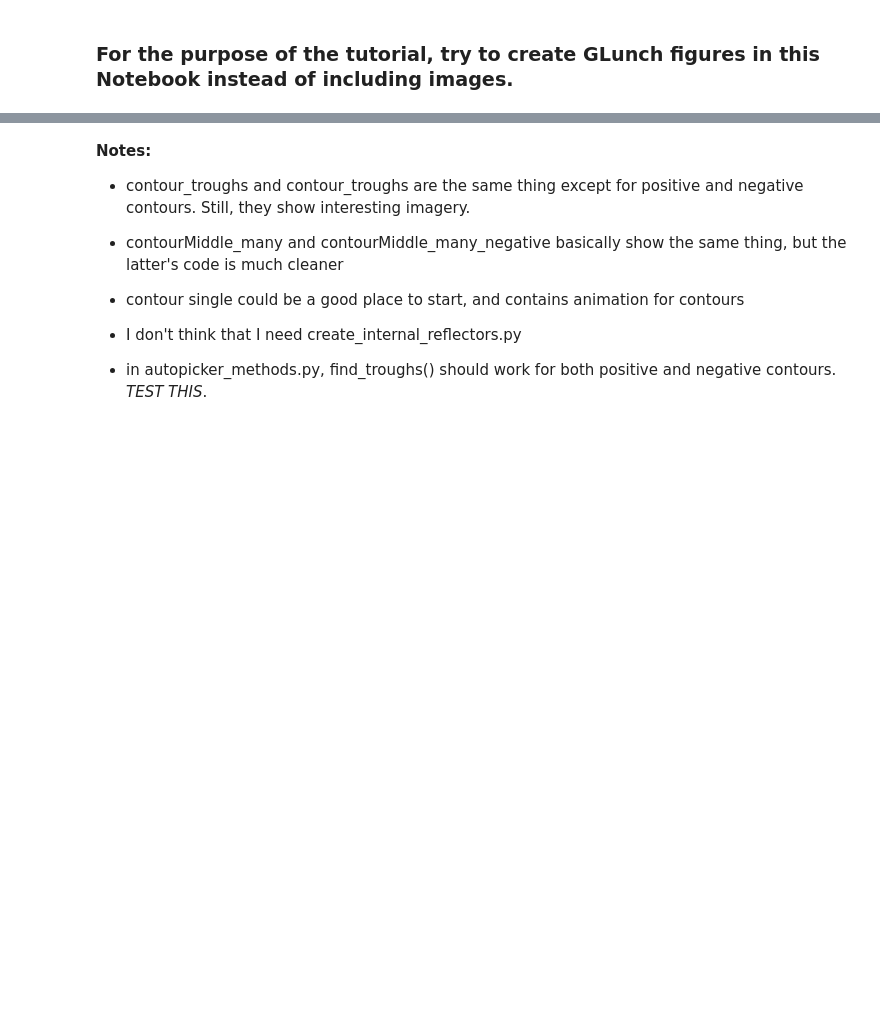
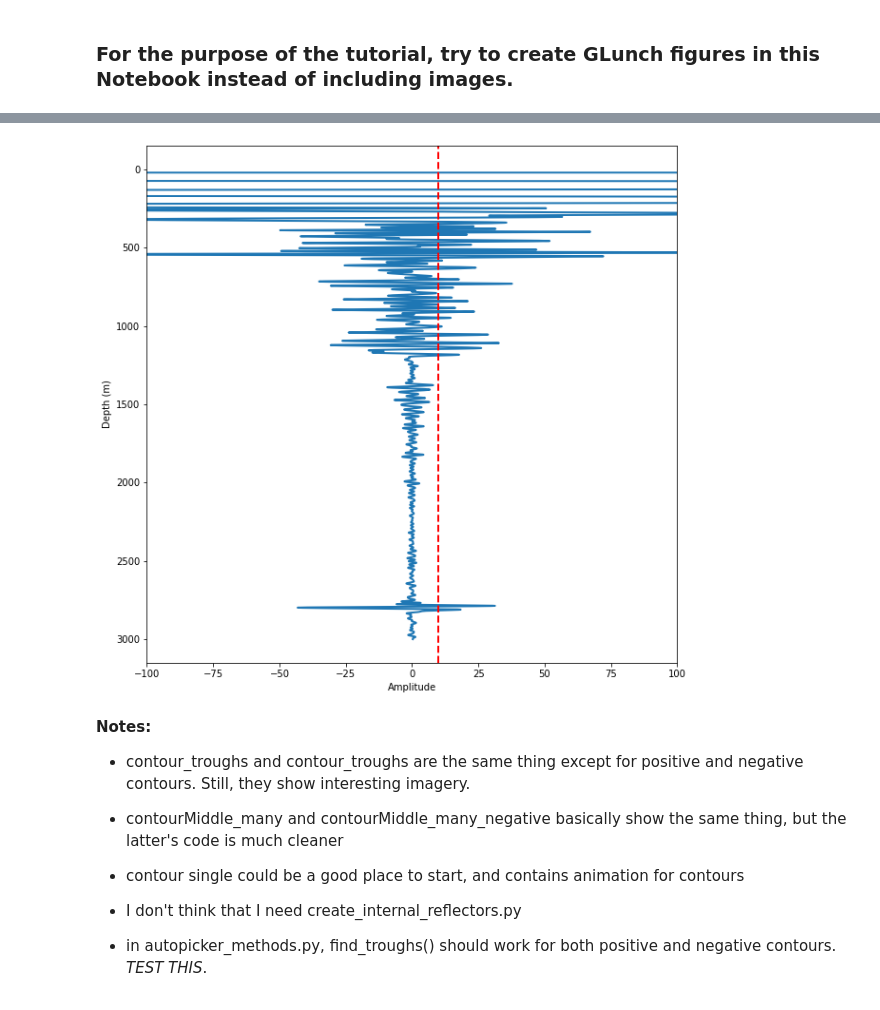
Before and after one commit to Jakidxav/ImpDAR_tutorials, a Jupyter notebook: autopicker/ImpDAR_Autopicking_Tutorial.ipynb, the cells around one changed output, grey strips where cells are left out. Drawn from its saved outputs; the diff is of its cells as text; code cells hidden in the pictures; blank space fills up the shorter version.

```diff
--- a/autopicker/ImpDAR_Autopicking_Tutorial.ipynb
+++ b/autopicker/ImpDAR_Autopicking_Tutorial.ipynb
@@ -74,3 +87,11 @@ plt.show()
+# %%
+fig, ax = plt.subplots(figsize=(10, 10))
+plot.plot_traces(dat, 1000, ydat='depth', linewidth=2.0, linestyle='solid', fig=fig, ax=ax)
+ax.set_xlim(-100, 100)
+ax.axvline(x=10, linestyle='--', color='r', linewidth=2.0)
+plt.show()
+# %% [output]
+[figure, added]
 # %% [markdown]
 **Notes:**
 - contour_troughs and contour_troughs are the same thing except for positive and negative contours. Still, they show interesting imagery.
```
Also changed, not shown: parts of 6 cells of this notebook, 3 other files.
